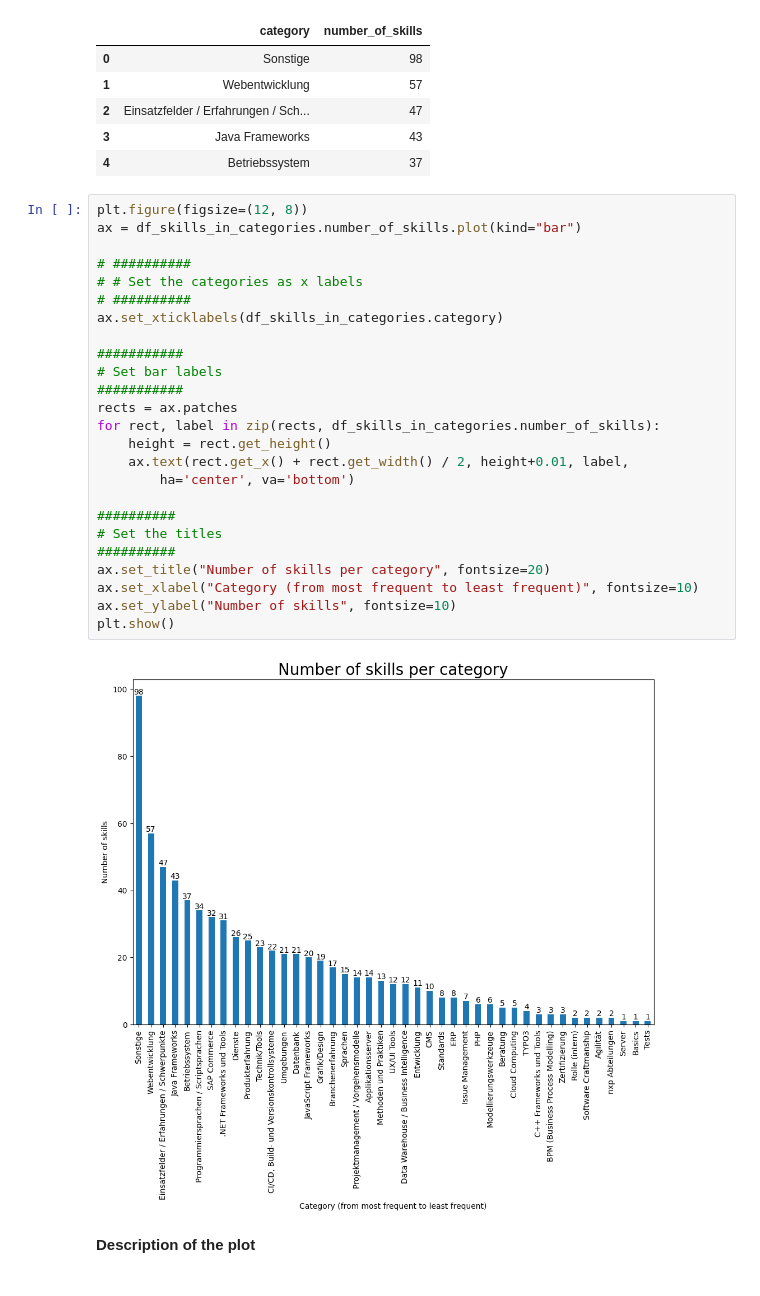
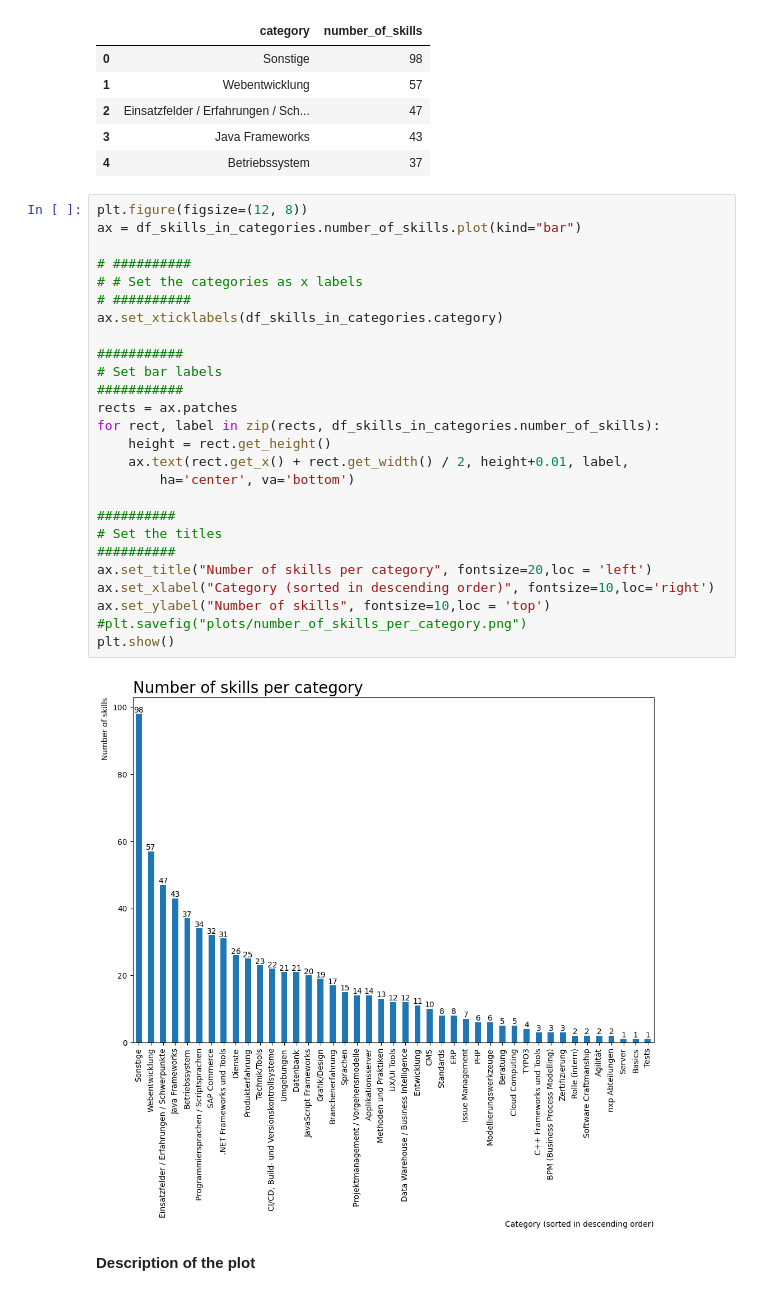
Before and after one commit to maximizer36/DS_AP, a Jupyter notebook: AP_descriptive_analysis.ipynb, the cells around one changed output. Saved outputs shown, nothing was run; the diff lists cells and outputs as text.

```diff
--- a/AP_descriptive_analysis.ipynb
+++ b/AP_descriptive_analysis.ipynb
@@ -127,30 +151,31 @@ df_skills_in_categories.head(5)
 # %%
 plt.figure(figsize=(12, 8))
 ax = df_skills_in_categories.number_of_skills.plot(kind="bar")
 
 # ##########
 # # Set the categories as x labels
 # ##########
 ax.set_xticklabels(df_skills_in_categories.category)
 
 ###########
 # Set bar labels
 ###########
 rects = ax.patches
 for rect, label in zip(rects, df_skills_in_categories.number_of_skills):
     height = rect.get_height()
     ax.text(rect.get_x() + rect.get_width() / 2, height+0.01, label,
         ha='center', va='bottom')
 
 ##########
 # Set the titles
 ##########
-ax.set_title("Number of skills per category", fontsize=20)
-ax.set_xlabel("Category (from most frequent to least frequent)", fontsize=10)
-ax.set_ylabel("Number of skills", fontsize=10)
+ax.set_title("Number of skills per category", fontsize=20,loc = 'left')
+ax.set_xlabel("Category (sorted in descending order)", fontsize=10,loc='right')
+ax.set_ylabel("Number of skills", fontsize=10,loc = 'top')
+#plt.savefig("plots/number_of_skills_per_category.png")
 plt.show()
 # %% [output]
-[figure, old version]
+[figure, new version]
 # %% [markdown]
 **Description of the plot**
 # %% [markdown]
```
Also changed, not shown: parts of 19 cells of this notebook, 3 other files.
